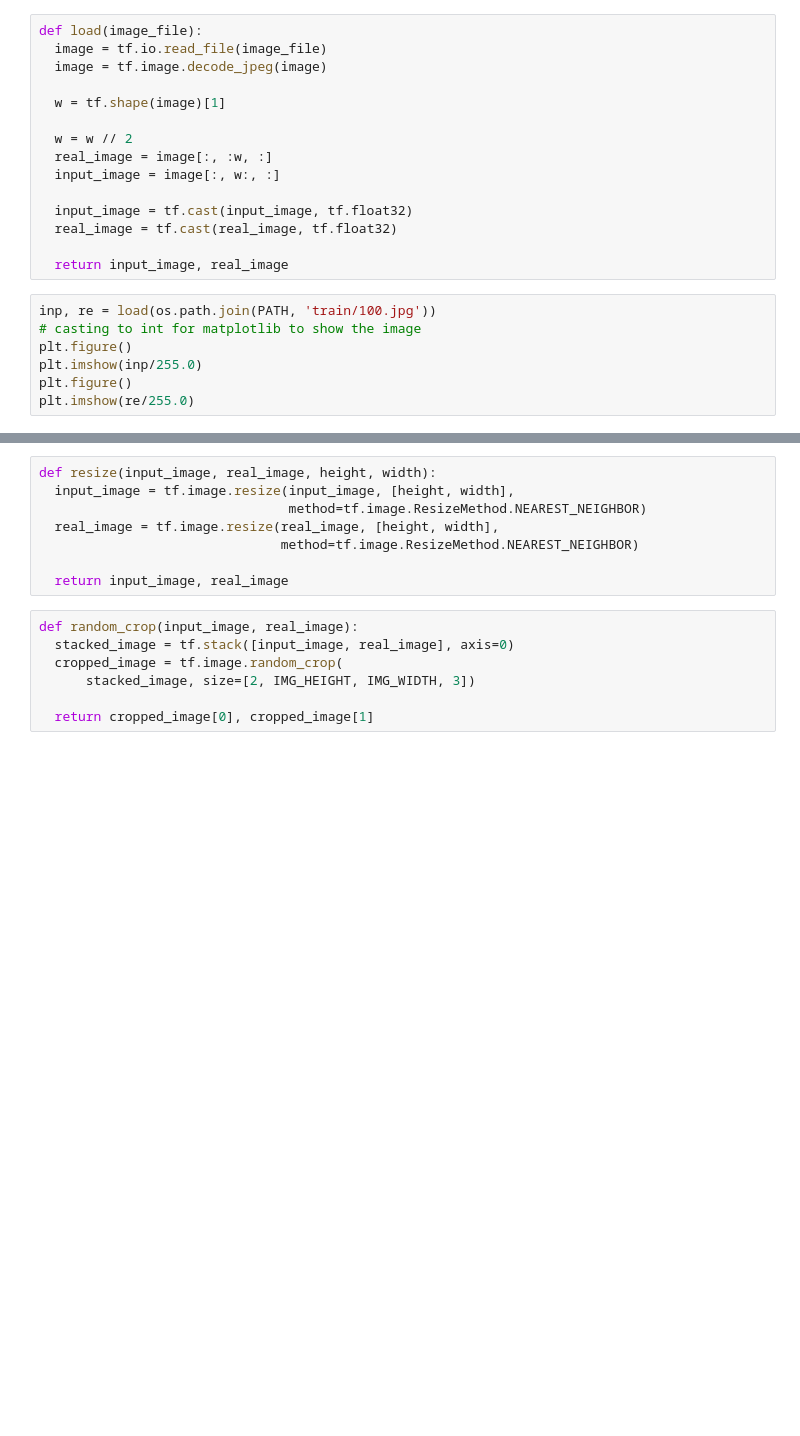
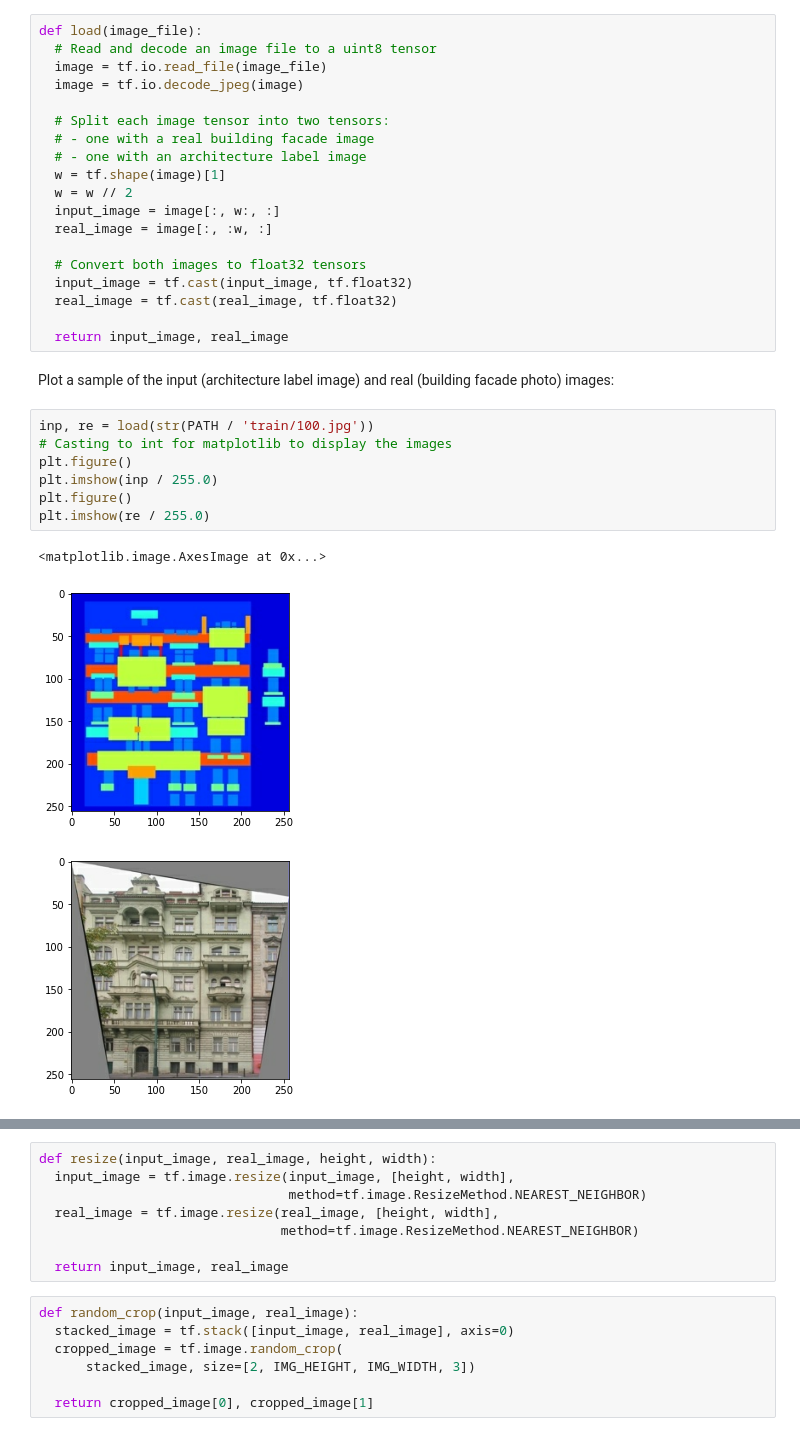
Before and after one commit to scpark20/DGM-colab, a Jupyter notebook: GAN/Pix2Pix.ipynb, the cells around one changed output, grey strips where cells are left out. Drawn from its saved outputs; the diff is of its cells as text; blank space fills up the shorter version.

```diff
--- a/GAN/Pix2Pix.ipynb
+++ b/GAN/Pix2Pix.ipynb
@@ -86,22 +106,32 @@ PATH = os.path.join(os.path.dirname(path_to_zip), dataset_name + '_pix2pix')
 # %%
 def load(image_file):
+  # Read and decode an image file to a uint8 tensor
   image = tf.io.read_file(image_file)
-  image = tf.image.decode_jpeg(image)
+  image = tf.io.decode_jpeg(image)
 
+  # Split each image tensor into two tensors:
+  # - one with a real building facade image
+  # - one with an architecture label image
   w = tf.shape(image)[1]
+  w = w // 2
+  input_image = image[:, w:, :]
+  real_image = image[:, :w, :]
 
-  w = w // 2
-  real_image = image[:, :w, :]
-  input_image = image[:, w:, :]
-
+  # Convert both images to float32 tensors
   input_image = tf.cast(input_image, tf.float32)
   real_image = tf.cast(real_image, tf.float32)
 
   return input_image, real_image
+# %% [markdown]
+Plot a sample of the input (architecture label image) and real (building facade photo) images:
 # %%
-inp, re = load(os.path.join(PATH, 'train/100.jpg'))
-# casting to int for matplotlib to show the image
+inp, re = load(str(PATH / 'train/100.jpg'))
+# Casting to int for matplotlib to display the images
 plt.figure()
-plt.imshow(inp/255.0)
+plt.imshow(inp / 255.0)
 plt.figure()
-plt.imshow(re/255.0)
+plt.imshow(re / 255.0)
+# %% [output]
+<matplotlib.image.AxesImage at 0x...>
+[figure, added]
+[figure, added]
```
Also changed, not shown: parts of 129 cells of this notebook, 5 other files.
